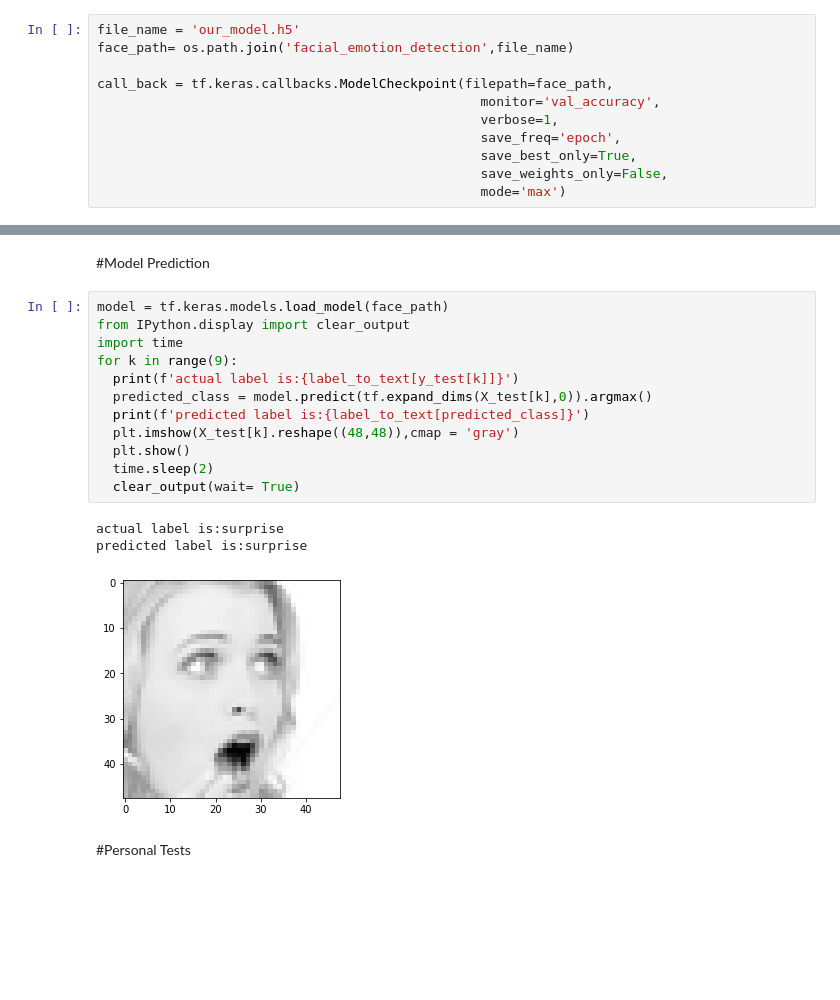
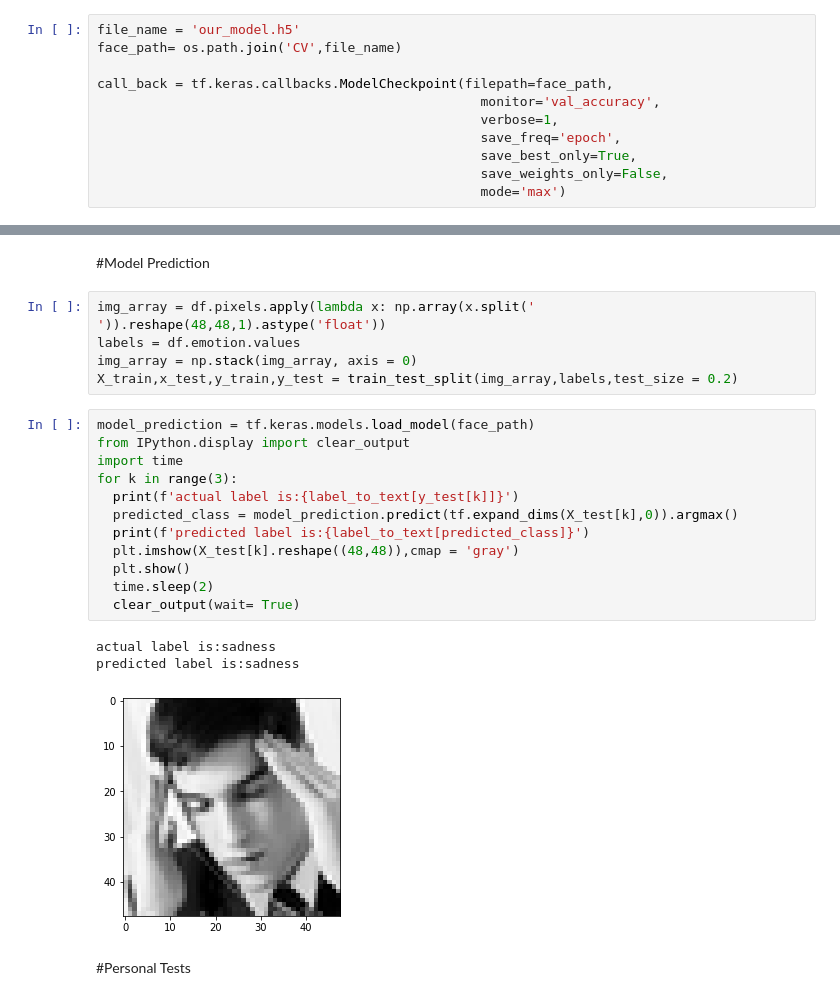
Before and after one commit to R-hab/computer_vision_project, a Jupyter notebook: facial_emot_recog.ipynb, the cells around one changed output, grey strips where cells are left out. Cells and saved outputs as stored; diff of their text form; blank space fills up the shorter version.

```diff
--- a/facial_emot_recog.ipynb
+++ b/facial_emot_recog.ipynb
@@ -266,7 +266,7 @@ batch_size = 256
 num_epochs = 50
 # %%
 file_name = 'our_model.h5'
-face_path= os.path.join('facial_emotion_detection',file_name)
+face_path= os.path.join('CV',file_name)
 
 call_back = tf.keras.callbacks.ModelCheckpoint(filepath=face_path,
                                                  monitor='val_accuracy',
@@ -338,21 +338,26 @@ plt.show()
 # %% [markdown]
 #Model Prediction
+# %%
+img_array = df.pixels.apply(lambda x: np.array(x.split(' ')).reshape(48,48,1).astype('float'))
+labels = df.emotion.values
+img_array = np.stack(img_array, axis = 0)
+X_train,x_test,y_train,y_test = train_test_split(img_array,labels,test_size = 0.2)
 # %%
-model = tf.keras.models.load_model(face_path)
+model_prediction = tf.keras.models.load_model(face_path)
 from IPython.display import clear_output
 import time
-for k in range(9):
+for k in range(3):
   print(f'actual label is:{label_to_text[y_test[k]]}')
-  predicted_class = model.predict(tf.expand_dims(X_test[k],0)).argmax()
+  predicted_class = model_prediction.predict(tf.expand_dims(X_test[k],0)).argmax()
   print(f'predicted label is:{label_to_text[predicted_class]}')
   plt.imshow(X_test[k].reshape((48,48)),cmap = 'gray')
   plt.show()
   time.sleep(2)
   clear_output(wait= True)
 # %% [output]
-actual label is:surprise
-predicted label is:surprise
+actual label is:sadness
+predicted label is:sadness
-[figure, old version]
+[figure, new version]
 # %% [markdown]
 #Personal Tests
 # %%
```
Also changed, not shown: parts of 6 cells of this notebook.
